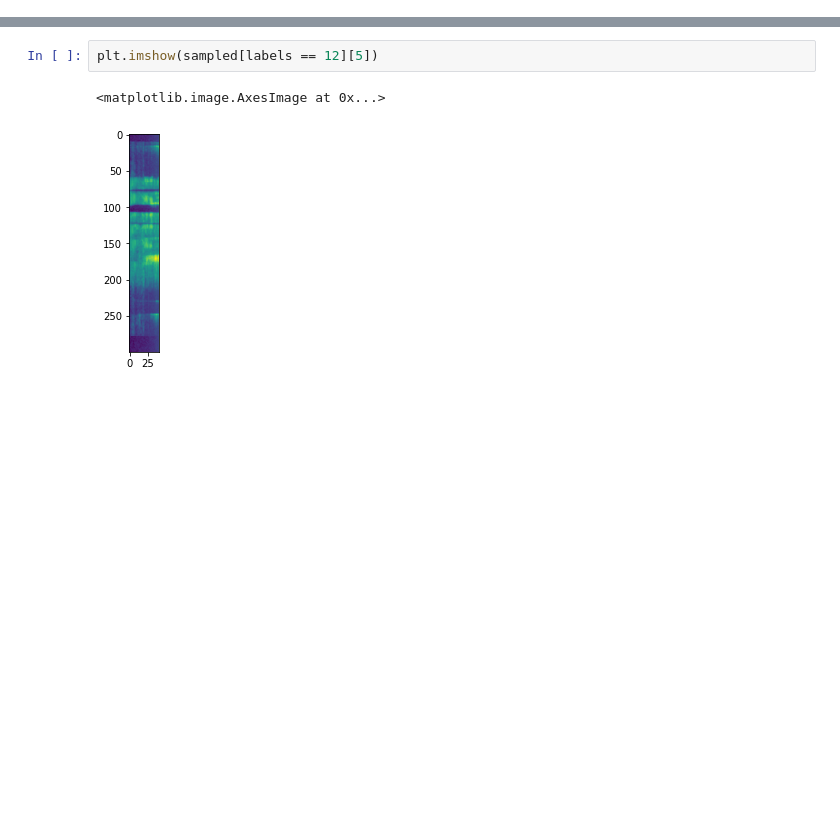
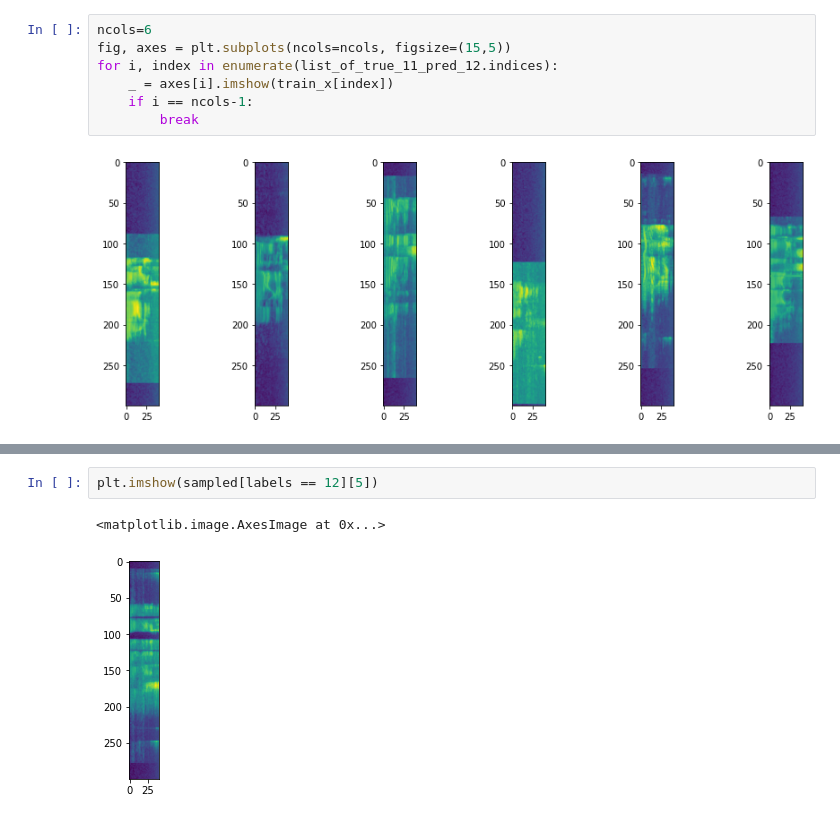
Before and after one commit to MichaelCheung105/speech-to-intent, a Jupyter notebook: notebook/Data Exploration.ipynb, the cells around one changed output, grey strips where cells are left out. Drawn from its saved outputs; the diff is of its cells as text; blank space fills up the shorter version.

```diff
--- a/notebook/Data Exploration.ipynb
+++ b/notebook/Data Exploration.ipynb
@@ -20 +50,10 @@ sampled, labels = Runner.read_data('train')
+# %%
+ncols=6
+fig, axes = plt.subplots(ncols=ncols, figsize=(15,5))
+for i, index in enumerate(list_of_true_11_pred_12.indices):
+    _ = axes[i].imshow(train_x[index])
+    if i == ncols-1:
+        break
+# %% [output]
+[figure, added]
 # %%
```
Also changed, not shown: parts of 10 cells of this notebook.
